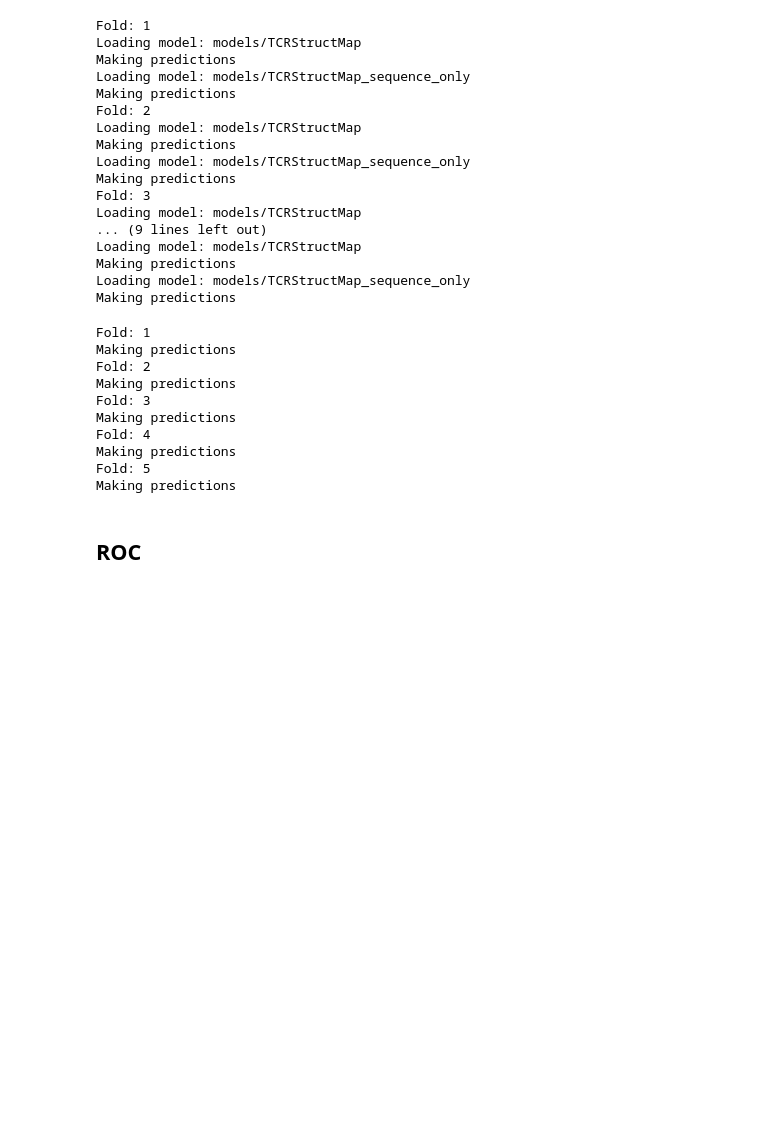
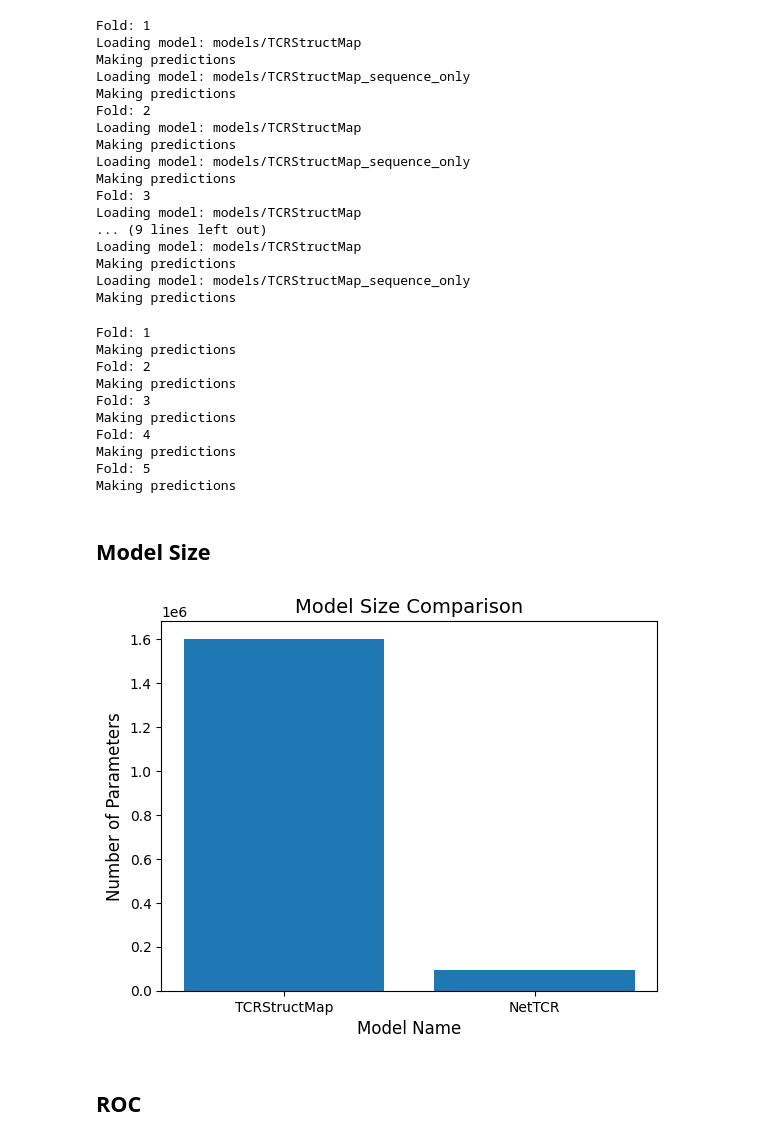
Before and after one commit to benjiemc/tcr-antigen-prediction, a Jupyter notebook: notebooks/benchmark_model_performance.ipynb, the cells around one changed output. Cells and saved outputs as stored; diff of their text form; code cells hidden in the pictures; blank space fills up the shorter version.

Commit message:
Add figure comparing model size in benchmark

```diff
--- a/notebooks/benchmark_model_performance.ipynb
+++ b/notebooks/benchmark_model_performance.ipynb
@@ -167,6 +167,23 @@ predictions = pd.concat([predictions, predictions_nettcr])
 # %%
 def model_name_sort_key(name: str) -> tuple[str, str]:
     return (-ord(name[0]), name)
+# %% [markdown]
+## Model Size
+# %%
+def count_parameters(model: torch.nn.Module) -> int:
+    """Count the number of parmeters in a pytorch model."""
+    return sum(parameter.numel() for parameter in model.parameters() if parameter.requires_grad)
+
+
+plt.bar(x=['TCRStructMap', 'NetTCR'], height=[count_parameters(model) for model in (TCRStructMap(), NetTCR())])
+
+plt.title('Model Size Comparison', fontsize=14)
+plt.xlabel('Model Name', fontsize=12)
+plt.ylabel('Number of Parameters', fontsize=12)
+
+plt.show()
+# %% [output]
+[figure, added]
 # %% [markdown]
 ## ROC
 # %%
```
